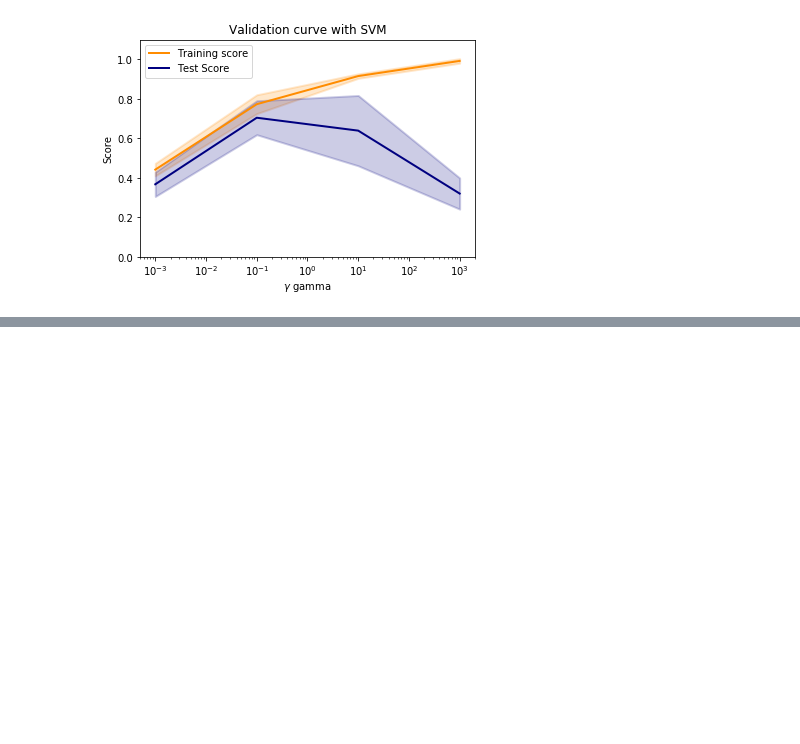
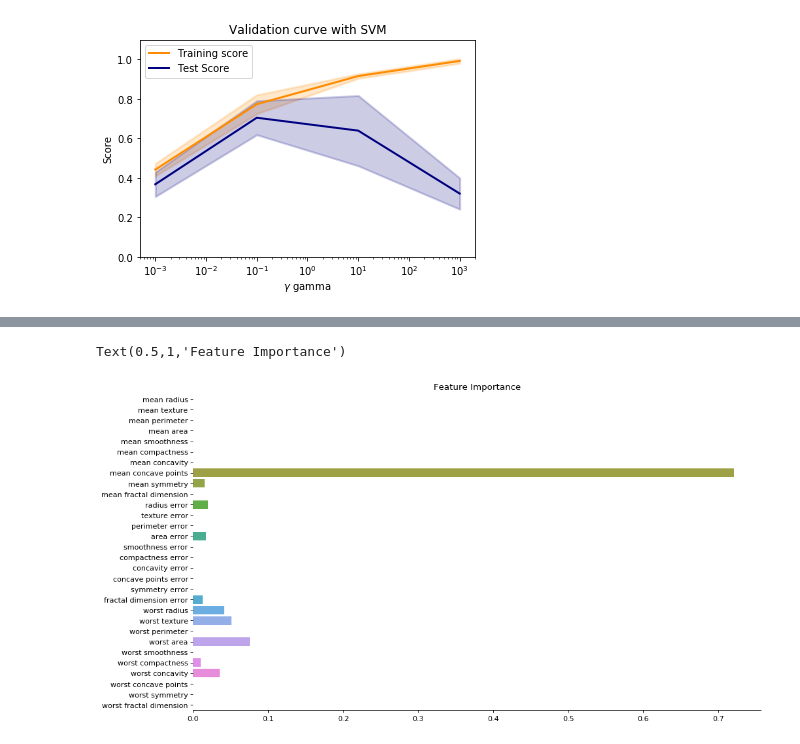
Before and after one commit to djaballah/Applied-Machine-Learning, a Jupyter notebook: module 2/module2-notebook.ipynb, the cells around one changed output, grey strips where cells are left out. Drawn from its saved outputs; the diff is of its cells as text; code cells hidden in the pictures; blank space fills up the shorter version.

```diff
--- a/module 2/module2-notebook.ipynb
+++ b/module 2/module2-notebook.ipynb
@@ -810,0 +912,9 @@ plt.show()
+# %%
+plt.figure(figsize=(14, 8), dpi=(80))
+
+sns.barplot(clf.feature_importances_, cancer.feature_names)
+sns.despine(left=True)
+plt.title('Feature Importance')
+# %% [output]
+Text(0.5,1,'Feature Importance')
+[figure, added]
```
Also changed, not shown: parts of 14 cells of this notebook, 1 other file.
